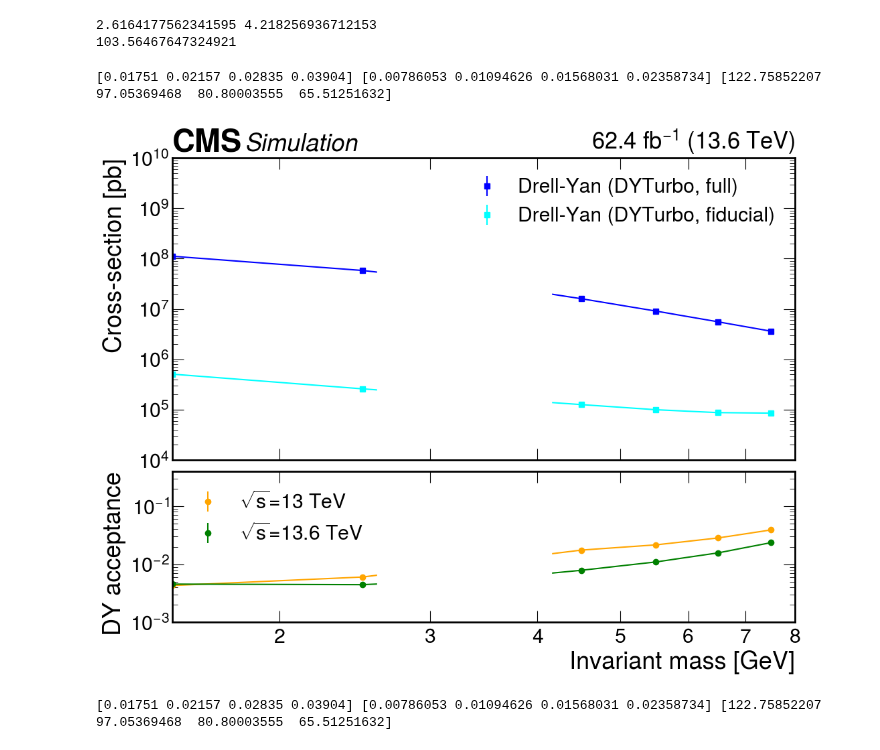
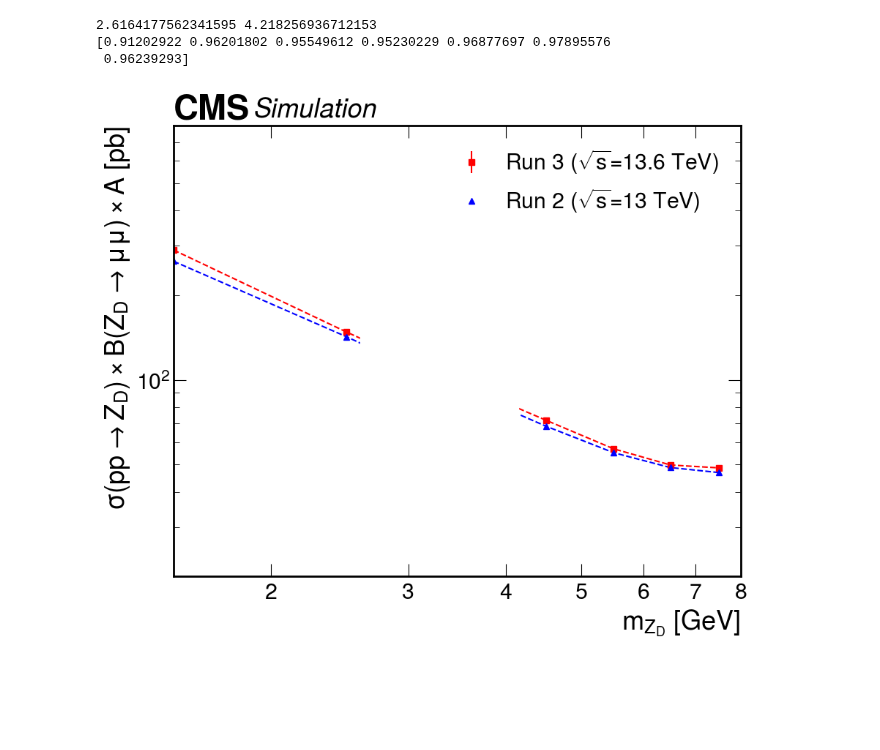
Before and after one commit to ludomori99/Darkphotons_Run3, a Jupyter notebook: offline_analysis/limits/plot_limit_plt.ipynb, the cells around one changed output. Drawn from its saved outputs; the diff is of its cells as text; code cells hidden in the pictures; blank space fills up the shorter version.

```diff
--- a/offline_analysis/limits/plot_limit_plt.ipynb
+++ b/offline_analysis/limits/plot_limit_plt.ipynb
@@ -99,6 +99,14 @@ def get_lims(CLs_95=True):
 
 total = '/work/submit/mori25/Darkphotons_ludo/dyturbo-1.3.3/lowmassdyTotal_NNLO_pt0_0p25.txt'
 data_total = np.loadtxt(total, skiprows=1)[:-1]
+
+print(data_total)
+
+total_new = '/work/submit/mori25/Darkphotons_ludo/dyturbo-1.3.3/lowmassdyTotal_NNLO_pt0_0p25_new.txt'
+data_total_new = np.loadtxt(total_new, skiprows=1)[:-1]
+
+print(data_total_new)
+
 pt1 = '/work/submit/mori25/Darkphotons_ludo/dyturbo-1.3.3/lowmassdyFiducial_NNLO_pt1_fun2_0p5.txt'
 data_pt1 = np.loadtxt(pt1, skiprows=1)
 pt2 = '/work/submit/mori25/Darkphotons_ludo/dyturbo-1.3.3/lowmassdyFiducial_NNLO_pt2_1p0.txt'
@@ -106,24 +114,21 @@ data_pt2 = np.loadtxt(pt2, skiprows=1)
 pt3 = '/work/submit/mori25/Darkphotons_ludo/dyturbo-1.3.3/lowmassdyFiducial_NNLO_pt3_func2_0p5.txt'
 data_pt3 = np.loadtxt(pt3, skiprows=1)
 
-print(data_pt1,data_pt2,data_pt3)
-
+# print(data_pt1,data_pt2,data_pt3)
 
 fiducial = np.concatenate([data_pt1[:-1],data_pt2[:-1],data_pt3[:-1]])[:-4]
 
 bin_centers =(fiducial[:,0]+fiducial[:,1])/2
 bin_centers_tot =(data_total[:,0]+data_total[:,1])/2
+bin_centers_tot_new =(data_total_new[:,0]+data_total_new[:,1])/2
 
+#these two are computed with different versions of CMSSW. the "new" is consistent with the R2 and makes sense for the comparison
 total_interpolated = CubicSpline(bin_centers_tot, data_total[:,2])
-scale_DP_10GeV = 581/total_interpolated(10)  #ratio of DP to DY at 10GeV
+total_interpolated_new = CubicSpline(bin_centers_tot_new, data_total_new[:,2])
+
+scale_DP_10GeV = 581/total_interpolated_new(10)  #ratio of DP to DY at 10GeV
 xsec_dp_fid = scale_DP_10GeV*fiducial[:,2] #the scaled fiducial xsec for DP
 xsec_dp_fid_err = scale_DP_10GeV*fiducial[:,3] #the scaled fiducial xsec for DP
 xsec_dp_full = scale_DP_10GeV*data_total[:,2]
 xsec_dp_full_err = scale_DP_10GeV*data_total[:,3]
-# print(fiducial)
-
-# m=np.linspace(1,10)
-# plt.plot(m,total_interpolated(m))
-# plt.scatter(bin_centers_tot,data_total[:,2])
-# plt.show()
 # %% [output]
@@ -141,0 +147,8 @@ xsec_dp_full_err = scale_DP_10GeV*data_total[:,3]
+# %%
+mass_points_R2 = [1.1,1.3,1.5,1.7,1.9,2.5,3.5,4.5,5.5,6.5,7.5,8.5,9.5,15,30]
+xsec_R2 = [386.7, 312.7, 264.1, 227.2, 197.8, 142.3, 92.74, 68.51, 55.09, 48.8, 46.85, 63.94, 78.23, 47.51, 7.143]
+DP_fid_R2 = CubicSpline(mass_points_R2,xsec_R2)
+plt.plot(mass_points_R2,xsec_R2)
+
+
+#this is verified data from R2
@@ -146,12 +162,9 @@ e0 = 0.02
 spline = CubicSpline(bin_centers, xsec_dp_fid)
 scale_DP = e0**2/spline(mass) #smoothened factor to convert model independent limit to epsilon2
 
-print(spline(2.5))
-
-# plt.plot(mass,spline(mass))
-# plt.scatter(bin_centers, xsec_dp)
-# plt.show()
+print(DP_fid_R2(bin_centers)/xsec_dp_fid)
 # %% [output]
 2.6164177562341595 4.218256936712153
-103.56467647324921
+[0.91202922 0.96201802 0.95549612 0.95230229 0.96877697 0.97895576
+ 0.96239293]
 # %%
@@ -256,9 +341,7 @@ def plot_xsec(plot_R2_acc=False,plot_DP_fid=False,plot_DP_tot=False,plot_DY=True
 # %%
-plot_xsec(plot_R2_acc=True)
-plot_xsec(plot_R2_acc=True,plot_DY=False,plot_R2_DP=True,plot_DP_fid=True,plot_DP_tot=True)
+# plot_xsec(plot_R2_acc=True)
+plot_xsec(plot_R2_acc=False,plot_DY=False,plot_R2_DP=True,plot_DP_fid=True,plot_DP_tot=False)
 # plot_xsec(plot_R2_acc=True,plot_DP=False)
 # plot_xsec(plot_R2_acc=True,plot_DP=True,plot_DY=False,plot_R2_DP=True)
 # %% [output]
-[0.01751 0.02157 0.02835 0.03904] [0.00786053 0.01094626 0.01568031 0.02358734] [122.75852207  97.05369468  80.80003555  65.51251632]
-[figure, old version]
+[figure, new version]
-[0.01751 0.02157 0.02835 0.03904] [0.00786053 0.01094626 0.01568031 0.02358734] [122.75852207  97.05369468  80.80003555  65.51251632]
```
Also changed, not shown: parts of 8 cells of this notebook, 24 other files.
